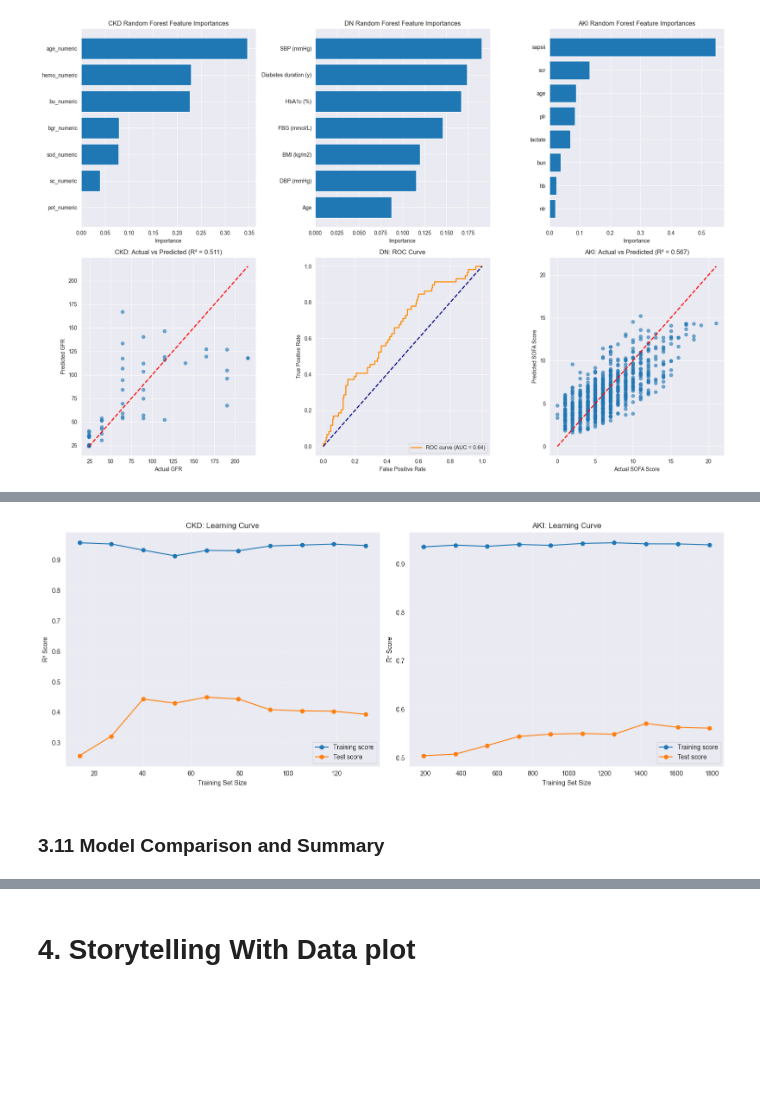
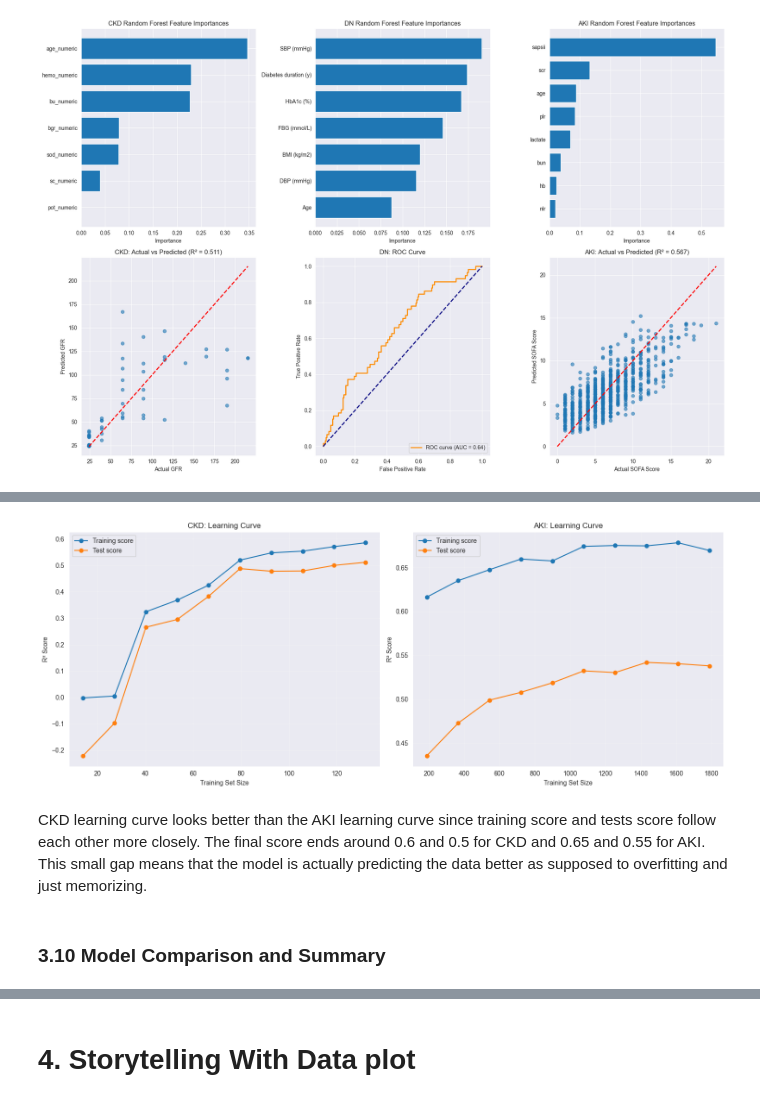
Before and after one commit to reynolkb-bu/bu-cds-dx699-2025-summer, a Jupyter notebook: notebooks/week-11/OMDS-ModB2-Week11-Reynolds-Kyle.ipynb, the cells around one changed output, grey strips where cells are left out. Cells and saved outputs as stored; diff of their text form; code cells hidden in the pictures; blank space fills up the shorter version.

```diff
--- a/notebooks/week-11/OMDS-ModB2-Week11-Reynolds-Kyle.ipynb
+++ b/notebooks/week-11/OMDS-ModB2-Week11-Reynolds-Kyle.ipynb
@@ -834,7 +861,14 @@ for train_size in train_sizes_ckd:
         X_train_ckd_reg, y_train_ckd_reg,
         train_size=train_size, random_state=42
     )
-    rf_temp = RandomForestRegressor(n_estimators=100, random_state=42)
+    rf_temp = RandomForestRegressor(
+    n_estimators=100,
+    max_depth=10,
+    min_samples_split=20,
+    min_samples_leaf=10,
+    max_features='sqrt',
+    random_state=42
+    )
     rf_temp.fit(X_subset, y_subset)
 
     train_pred = rf_temp.predict(X_subset)
@@ -852,37 +886,46 @@ ax1.legend()
 ax1.grid(True, alpha=0.3)
 
 train_sizes_aki = np.linspace(0.1, 0.95, 10)
 train_scores_aki = []
 test_scores_aki = []
 
 for train_size in train_sizes_aki:
     X_subset, _, y_subset, _ = train_test_split(
         X_train_aki_reg, y_train_aki_reg,
         train_size=train_size, random_state=42
     )
-    rf_temp = RandomForestRegressor(n_estimators=100, random_state=42)
+    rf_temp = RandomForestRegressor(
+    n_estimators=100,
+    max_depth=10,
+    min_samples_split=20,
+    min_samples_leaf=10,
+    max_features='sqrt',
+    random_state=42
+    )
     rf_temp.fit(X_subset, y_subset)
 
     train_pred = rf_temp.predict(X_subset)
     test_pred = rf_temp.predict(X_test_aki_reg)
 
     train_scores_aki.append(r2_score(y_subset, train_pred))
     test_scores_aki.append(r2_score(y_test_aki_reg, test_pred))
 
 ax2.plot(train_sizes_aki * len(X_train_aki_reg), train_scores_aki, 'o-', label='Training score')
 ax2.plot(train_sizes_aki * len(X_train_aki_reg), test_scores_aki, 'o-', label='Test score')
 ax2.set_xlabel('Training Set Size')
 ax2.set_ylabel('R² Score')
 ax2.set_title('AKI: Learning Curve')
 ax2.legend()
 ax2.grid(True, alpha=0.3)
 
 plt.tight_layout()
 plt.show()
 # %% [output]
-[figure, old version]
+[figure, new version]
+# %% [markdown]
+CKD learning curve looks better than the AKI learning curve since training score and tests score follow each other more closely. The final score ends around 0.6 and 0.5 for CKD and 0.65 and 0.55 for AKI. This small gap means that the model is actually predicting the data better as supposed to overfitting and just memorizing.
 # %% [markdown]
-### 3.11 Model Comparison and Summary
+### 3.10 Model Comparison and Summary
 # %%
 print("="*80)
 print("COMPREHENSIVE MODEL COMPARISON SUMMARY")
```
Also changed, not shown: parts of 12 cells of this notebook.
